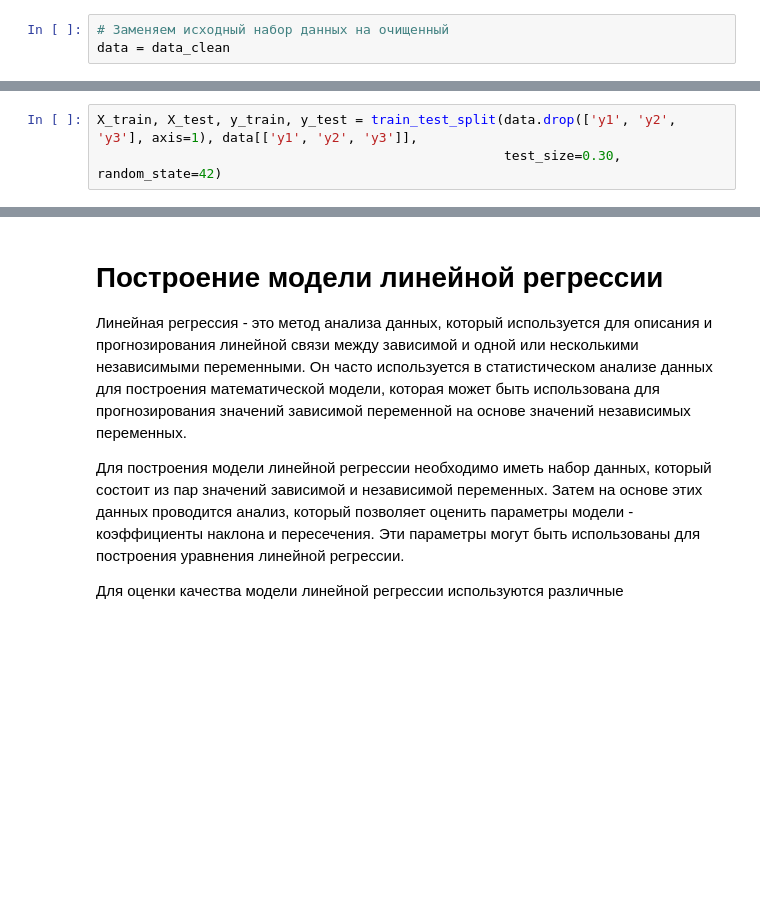
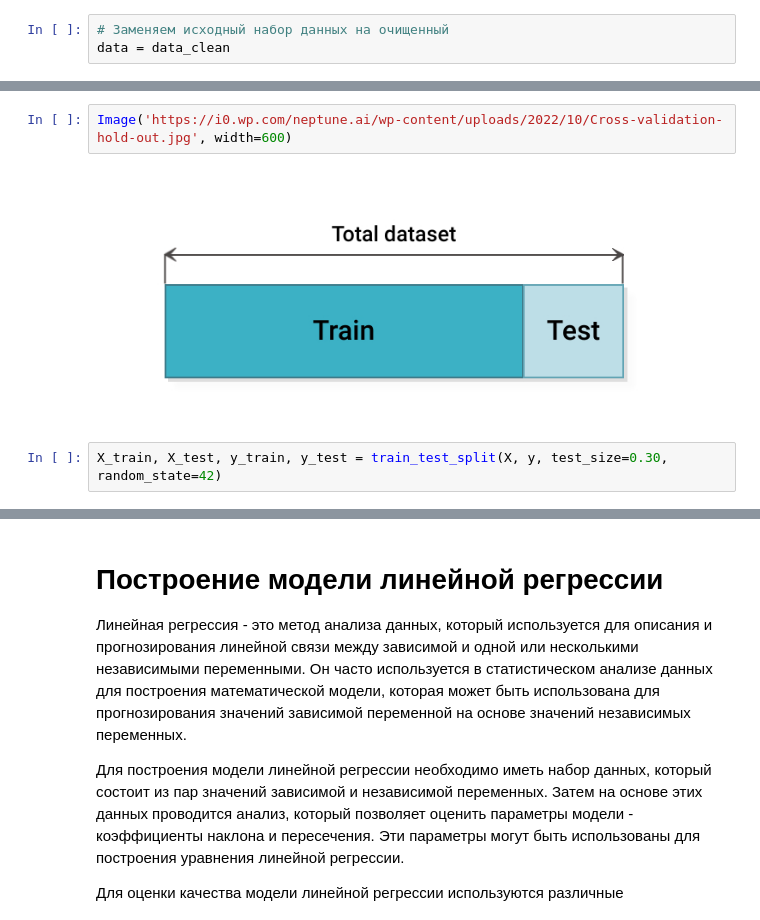
Before and after one commit to CosmDandy/-_4_-, a Jupyter notebook: analysis.ipynb, the cells around one changed output, grey strips where cells are left out. Saved outputs shown, nothing was run; the diff lists cells and outputs as text; blank space fills up the shorter version.

```diff
--- a/analysis.ipynb
+++ b/analysis.ipynb
@@ -312,3 +361,6 @@ data = data_clean
+# %%
+Image('https://i0.wp.com/neptune.ai/wp-content/uploads/2022/10/Cross-validation-hold-out.jpg', width=600)
+# %% [output]
+[figure, added]
 # %%
-X_train, X_test, y_train, y_test = train_test_split(data.drop(['y1', 'y2', 'y3'], axis=1), data[['y1', 'y2', 'y3']],
-                                                    test_size=0.30, random_state=42)
+X_train, X_test, y_train, y_test = train_test_split(X, y, test_size=0.30, random_state=42)
```
Also changed, not shown: parts of 86 cells of this notebook.
